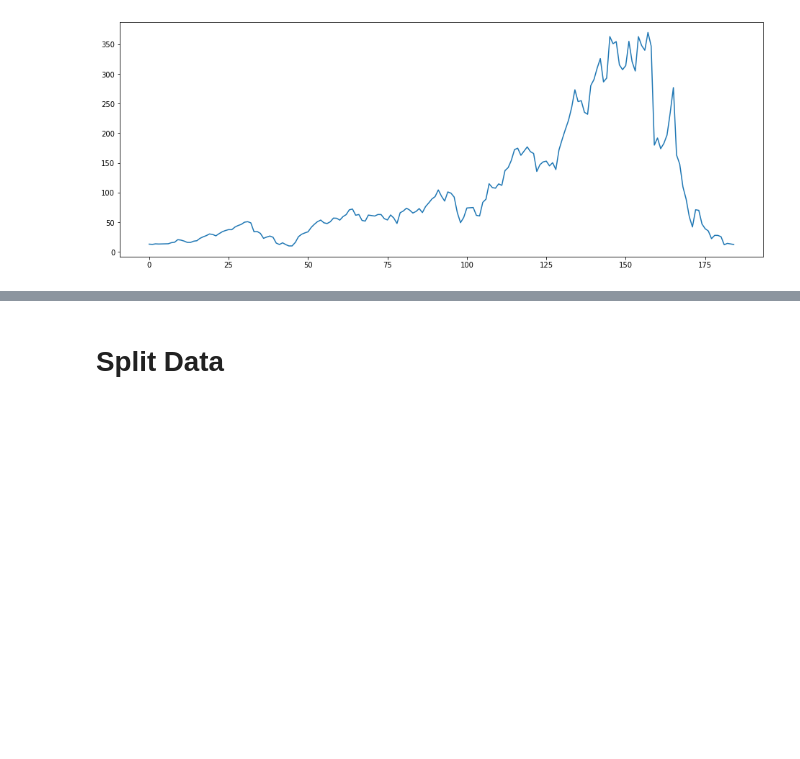
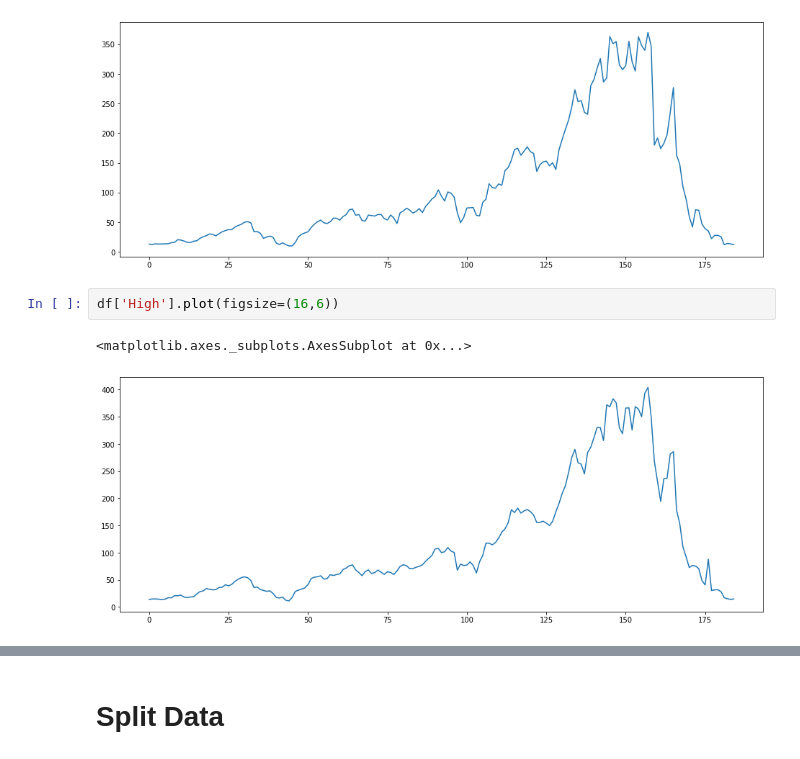
Before and after one commit to ramank123/Yes-Bank-Stock-Closing-Price-Prediction, a Jupyter notebook: Yes_Bank_Stock_Closing_Price_Prediction.ipynb, the cells around one changed output, grey strips where cells are left out. Drawn from its saved outputs; the diff is of its cells as text; blank space fills up the shorter version.

```diff
--- a/Yes_Bank_Stock_Closing_Price_Prediction.ipynb
+++ b/Yes_Bank_Stock_Closing_Price_Prediction.ipynb
@@ -92,3 +92,8 @@ df['Open'].plot(figsize=(16,6))
 # %% [output]
 <matplotlib.axes._subplots.AxesSubplot at 0x...>
 [figure]
+# %%
+df['High'].plot(figsize=(16,6))
+# %% [output]
+<matplotlib.axes._subplots.AxesSubplot at 0x...>
+[figure, added]
```
Also changed, not shown: parts of 2 cells of this notebook.
